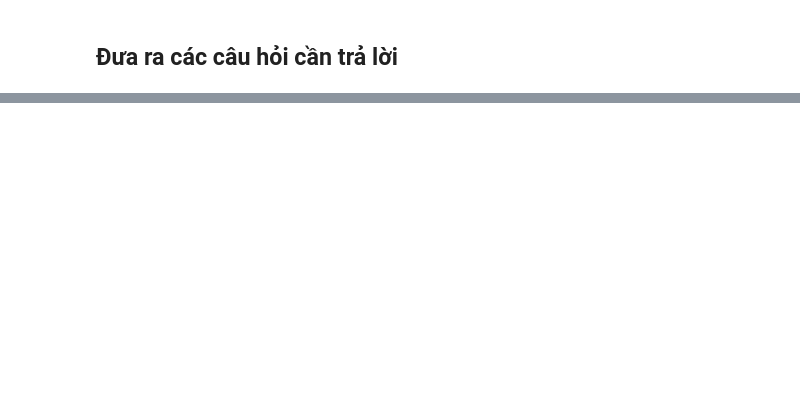
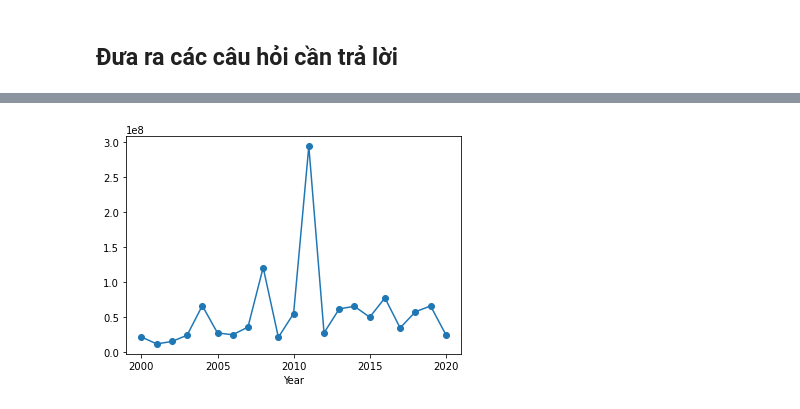
Before and after one commit to grant-ward-101/KHDL-final, a Jupyter notebook: 1712724-HuynhCongSinh.ipynb, the cells around one changed output, grey strips where cells are left out. Cells and saved outputs as stored; diff of their text form; code cells hidden in the pictures; blank space fills up the shorter version.

```diff
--- a/1712724-HuynhCongSinh.ipynb
+++ b/1712724-HuynhCongSinh.ipynb
@@ -189,0 +241,8 @@ Sau khi khám phá xong dữ liệu, ta thấy có một vài câu hỏi đáng
+# %%
+total_damages = disaster_df.groupby('Year')[['Total Damages (\'000 US$)']].agg('sum')
+total_damages.plot.line(style='-o')
+plt.locator_params(integer=True)
+plt.legend().remove()
+plt.show()
+# %% [output]
+[figure, added]
```
Also changed, not shown: parts of 20 cells of this notebook, 2 other files.
